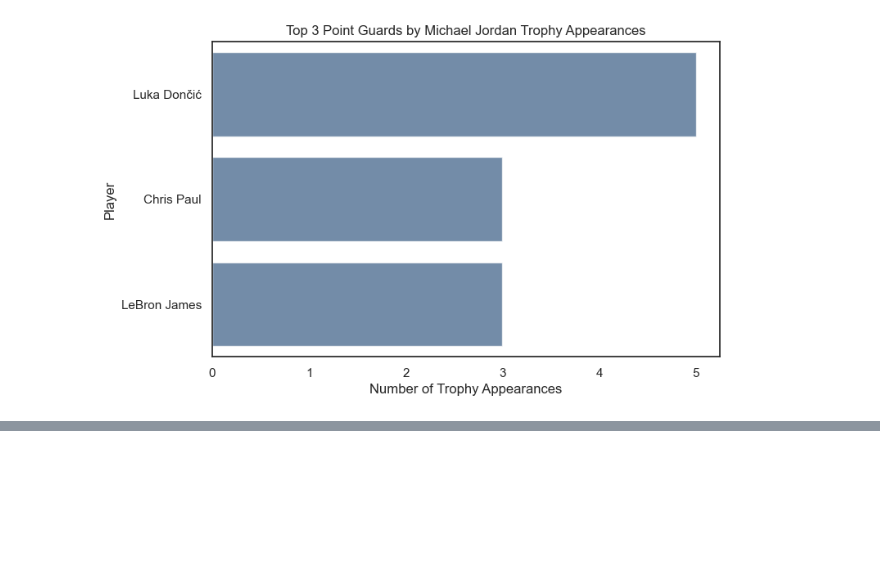
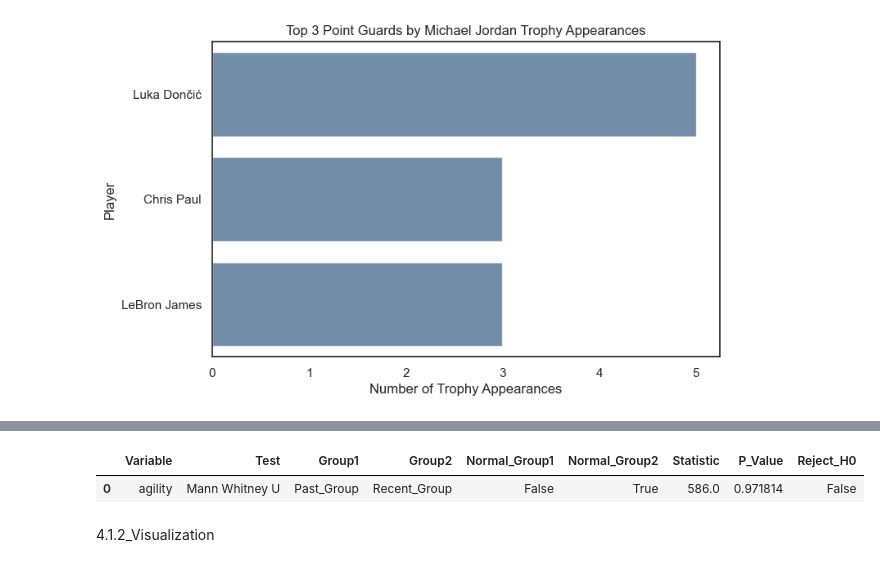
Before and after one commit to SadeghMahmoudAbadi/Basketball-Data-Analysis, a Jupyter notebook: analysis.ipynb, the cells around one changed output, grey strips where cells are left out. Saved outputs shown, nothing was run; the diff lists cells and outputs as text; code cells hidden in the pictures; blank space fills up the shorter version.

```diff
--- a/analysis.ipynb
+++ b/analysis.ipynb
@@ -112,27 +112,13 @@ dfs_clean["award_season"] = cleaning_dataframe(dfs["award_season"], "award_seaso
 dfs_clean["player_stats"] = cleaning_dataframe(dfs["player_stats"], "player_stats", pk_cols=["id"])
 dfs_clean["coach_stats"] = cleaning_dataframe(dfs["coach_stats"], "coach_stats", ["id"])
 # %%
-def check_normality_advanced(df, columns):
-    results = []
-    for col in columns:
-        data = df[col].dropna()
+def check_normality(data, alpha=0.05):
+     if len(data) < 8:
+        return False
 
-        if len(data) < 8:
-            continue
+     stat, p_value = normaltest(data)
 
-        stat, p_value = normaltest(data)
-
-        col_skew = skew(data)
-
-        results.append({
-            "column": col,
-            "normaltest_stat": round(stat, 4),
-            "p_value": round(p_value, 6),
-            "skewness": round(col_skew, 4),
-            "is_normal": p_value > 0.05
-        })
-
-    return pd.DataFrame(results)
+     return p_value > alpha
 # %% [markdown]
 1.Question 1
 1.1_Compare the height distribution of players on the Michael Jordan Trophy list with that of the season's top 50 players, based on statistics from the 2019–2020 season through the end of the 2023–2024 season.
@@ -266,0 +367,15 @@ plt.show()
+# %%
+h1_result = hypothesis_test(
+    df=h1_df,
+    value_col="agility",
+    group_col="period",
+    group1="Past_Group",
+    group2="Recent_Group"
+)
+
+h1_result
+# %% [output]
+|  | Variable | Test | Group1 | Group2 | Normal_Group1 | Normal_Group2 | Statistic | P_Value | Reject_H0 |
+| 0 | agility | Mann Whitney U | Past_Group | Recent_Group | False | True | 586.0 | 0.971814 | False |
+# %% [markdown]
+4.1.2_Visualization
```
Also changed, not shown: parts of 8 cells of this notebook.
